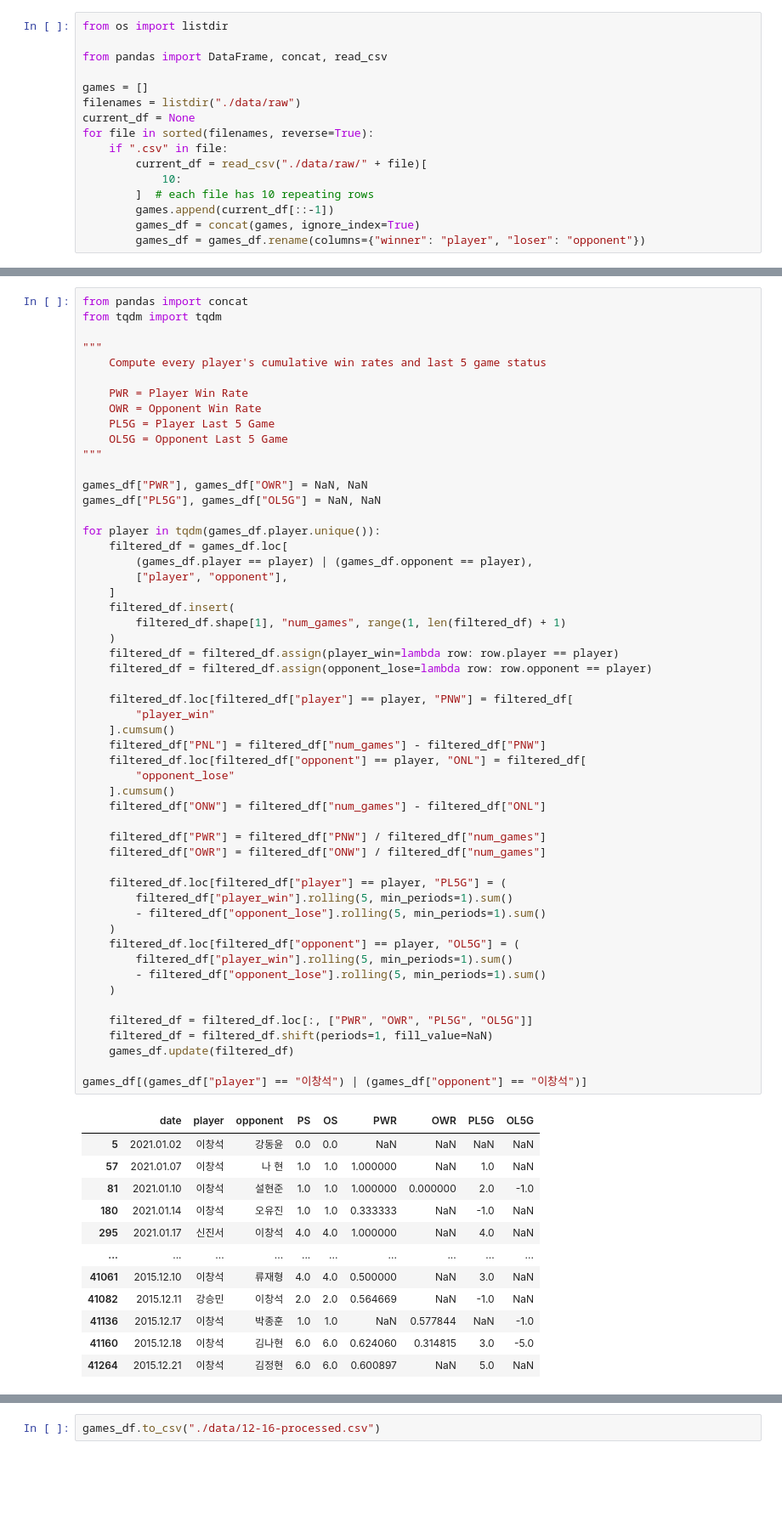
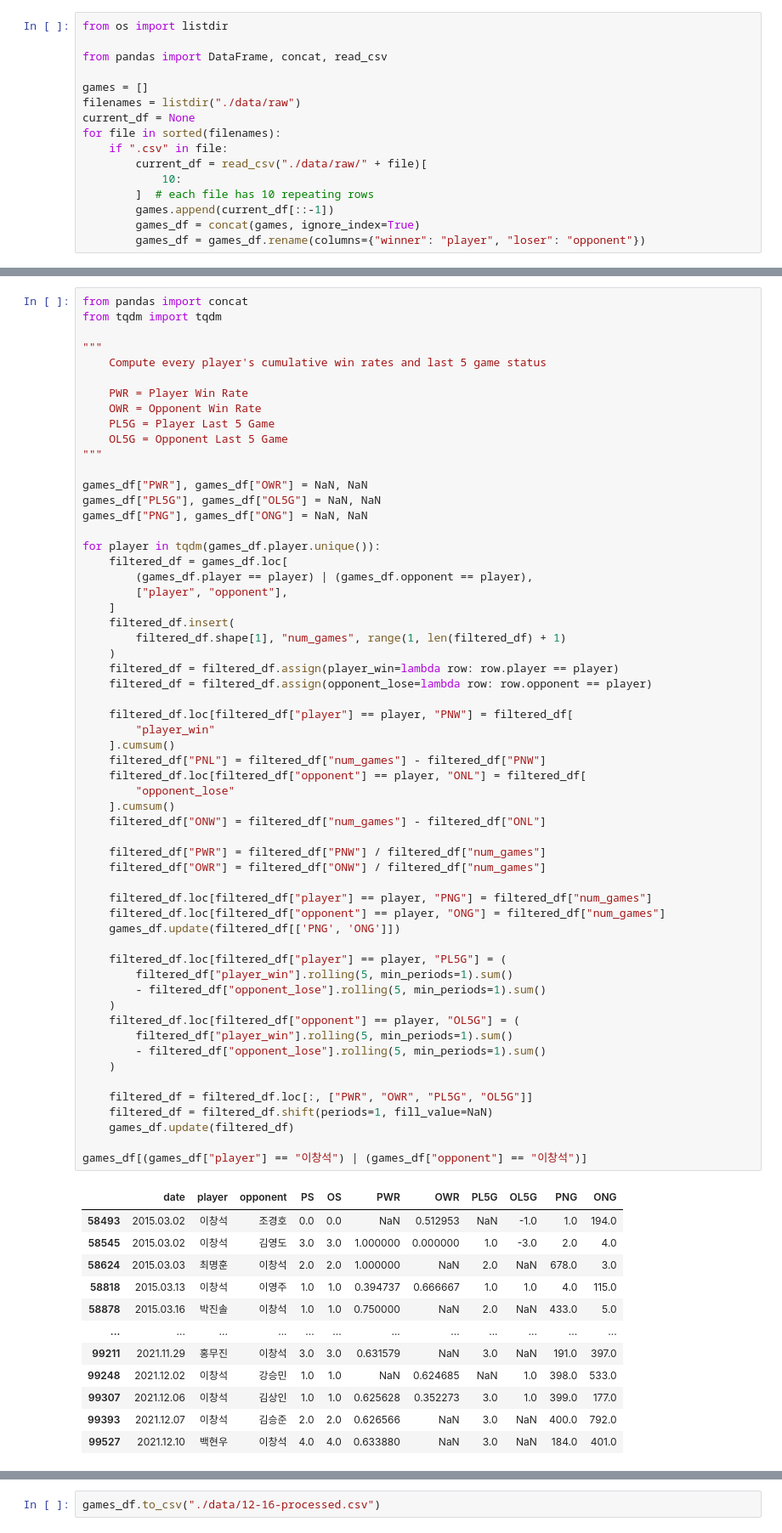
Before and after one commit to HOYOUNG98/GoWinPrediction, a Jupyter notebook: dataProcessing.ipynb, the cells around one changed output, grey strips where cells are left out. Shown at 85% size. Cells and saved outputs as stored; diff of their text form; blank space fills up the shorter version.

```diff
--- a/dataProcessing.ipynb
+++ b/dataProcessing.ipynb
@@ -6,7 +6,7 @@ from pandas import DataFrame, concat, read_csv
 games = []
 filenames = listdir("./data/raw")
 current_df = None
-for file in sorted(filenames, reverse=True):
+for file in sorted(filenames):
     if ".csv" in file:
         current_df = read_csv("./data/raw/" + file)[
             10:
@@ -111,6 +111,7 @@ from tqdm import tqdm
 
 games_df["PWR"], games_df["OWR"] = NaN, NaN
 games_df["PL5G"], games_df["OL5G"] = NaN, NaN
+games_df["PNG"], games_df["ONG"] = NaN, NaN
 
 for player in tqdm(games_df.player.unique()):
     filtered_df = games_df.loc[
@@ -123,42 +124,46 @@ for player in tqdm(games_df.player.unique()):
     filtered_df = filtered_df.assign(player_win=lambda row: row.player == player)
     filtered_df = filtered_df.assign(opponent_lose=lambda row: row.opponent == player)
 
     filtered_df.loc[filtered_df["player"] == player, "PNW"] = filtered_df[
         "player_win"
     ].cumsum()
     filtered_df["PNL"] = filtered_df["num_games"] - filtered_df["PNW"]
     filtered_df.loc[filtered_df["opponent"] == player, "ONL"] = filtered_df[
         "opponent_lose"
     ].cumsum()
     filtered_df["ONW"] = filtered_df["num_games"] - filtered_df["ONL"]
 
     filtered_df["PWR"] = filtered_df["PNW"] / filtered_df["num_games"]
     filtered_df["OWR"] = filtered_df["ONW"] / filtered_df["num_games"]
 
+    filtered_df.loc[filtered_df["player"] == player, "PNG"] = filtered_df["num_games"]
+    filtered_df.loc[filtered_df["opponent"] == player, "ONG"] = filtered_df["num_games"]
+    games_df.update(filtered_df[['PNG', 'ONG']])
+
     filtered_df.loc[filtered_df["player"] == player, "PL5G"] = (
         filtered_df["player_win"].rolling(5, min_periods=1).sum()
         - filtered_df["opponent_lose"].rolling(5, min_periods=1).sum()
     )
     filtered_df.loc[filtered_df["opponent"] == player, "OL5G"] = (
         filtered_df["player_win"].rolling(5, min_periods=1).sum()
         - filtered_df["opponent_lose"].rolling(5, min_periods=1).sum()
     )
 
     filtered_df = filtered_df.loc[:, ["PWR", "OWR", "PL5G", "OL5G"]]
     filtered_df = filtered_df.shift(periods=1, fill_value=NaN)
     games_df.update(filtered_df)
 
 games_df[(games_df["player"] == "이창석") | (games_df["opponent"] == "이창석")]
 # %% [output]
-|  | date | player | opponent | PS | OS | PWR | OWR | PL5G | OL5G |
-| 5 | 2021.01.02 | 이창석 | 강동윤 | 0.0 | 0.0 | NaN | NaN | NaN | NaN |
-| 57 | 2021.01.07 | 이창석 | 나 현 | 1.0 | 1.0 | 1.000000 | NaN | 1.0 | NaN |
-| 81 | 2021.01.10 | 이창석 | 설현준 | 1.0 | 1.0 | 1.000000 | 0.000000 | 2.0 | -1.0 |
-| 180 | 2021.01.14 | 이창석 | 오유진 | 1.0 | 1.0 | 0.333333 | NaN | -1.0 | NaN |
-| 295 | 2021.01.17 | 신진서 | 이창석 | 4.0 | 4.0 | 1.000000 | NaN | 4.0 | NaN |
-| ... | ... | ... | ... | ... | ... | ... | ... | ... | ... |
-| 41061 | 2015.12.10 | 이창석 | 류재형 | 4.0 | 4.0 | 0.500000 | NaN | 3.0 | NaN |
-| 41082 | 2015.12.11 | 강승민 | 이창석 | 2.0 | 2.0 | 0.564669 | NaN | -1.0 | NaN |
-| 41136 | 2015.12.17 | 이창석 | 박종훈 | 1.0 | 1.0 | NaN | 0.577844 | NaN | -1.0 |
-| 41160 | 2015.12.18 | 이창석 | 김나현 | 6.0 | 6.0 | 0.624060 | 0.314815 | 3.0 | -5.0 |
-| 41264 | 2015.12.21 | 이창석 | 김정현 | 6.0 | 6.0 | 0.600897 | NaN | 5.0 | NaN |
+|  | date | player | opponent | PS | OS | PWR | OWR | PL5G | OL5G | PNG | ONG |
+| 58493 | 2015.03.02 | 이창석 | 조경호 | 0.0 | 0.0 | NaN | 0.512953 | NaN | -1.0 | 1.0 | 194.0 |
+| 58545 | 2015.03.02 | 이창석 | 김영도 | 3.0 | 3.0 | 1.000000 | 0.000000 | 1.0 | -3.0 | 2.0 | 4.0 |
+| 58624 | 2015.03.03 | 최명훈 | 이창석 | 2.0 | 2.0 | 1.000000 | NaN | 2.0 | NaN | 678.0 | 3.0 |
+| 58818 | 2015.03.13 | 이창석 | 이영주 | 1.0 | 1.0 | 0.394737 | 0.666667 | 1.0 | 1.0 | 4.0 | 115.0 |
+| 58878 | 2015.03.16 | 박진솔 | 이창석 | 1.0 | 1.0 | 0.750000 | NaN | 2.0 | NaN | 433.0 | 5.0 |
+| ... | ... | ... | ... | ... | ... | ... | ... | ... | ... | ... | ... |
+| 99211 | 2021.11.29 | 홍무진 | 이창석 | 3.0 | 3.0 | 0.631579 | NaN | 3.0 | NaN | 191.0 | 397.0 |
+| 99248 | 2021.12.02 | 이창석 | 강승민 | 1.0 | 1.0 | NaN | 0.624685 | NaN | 1.0 | 398.0 | 533.0 |
+| 99307 | 2021.12.06 | 이창석 | 김상인 | 1.0 | 1.0 | 0.625628 | 0.352273 | 3.0 | 1.0 | 399.0 | 177.0 |
+| 99393 | 2021.12.07 | 이창석 | 김승준 | 2.0 | 2.0 | 0.626566 | NaN | 3.0 | NaN | 400.0 | 792.0 |
+| 99527 | 2021.12.10 | 백현우 | 이창석 | 4.0 | 4.0 | 0.633880 | NaN | 3.0 | NaN | 184.0 | 401.0 |
```
Also changed, not shown: parts of 5 cells of this notebook, 1 other file.
